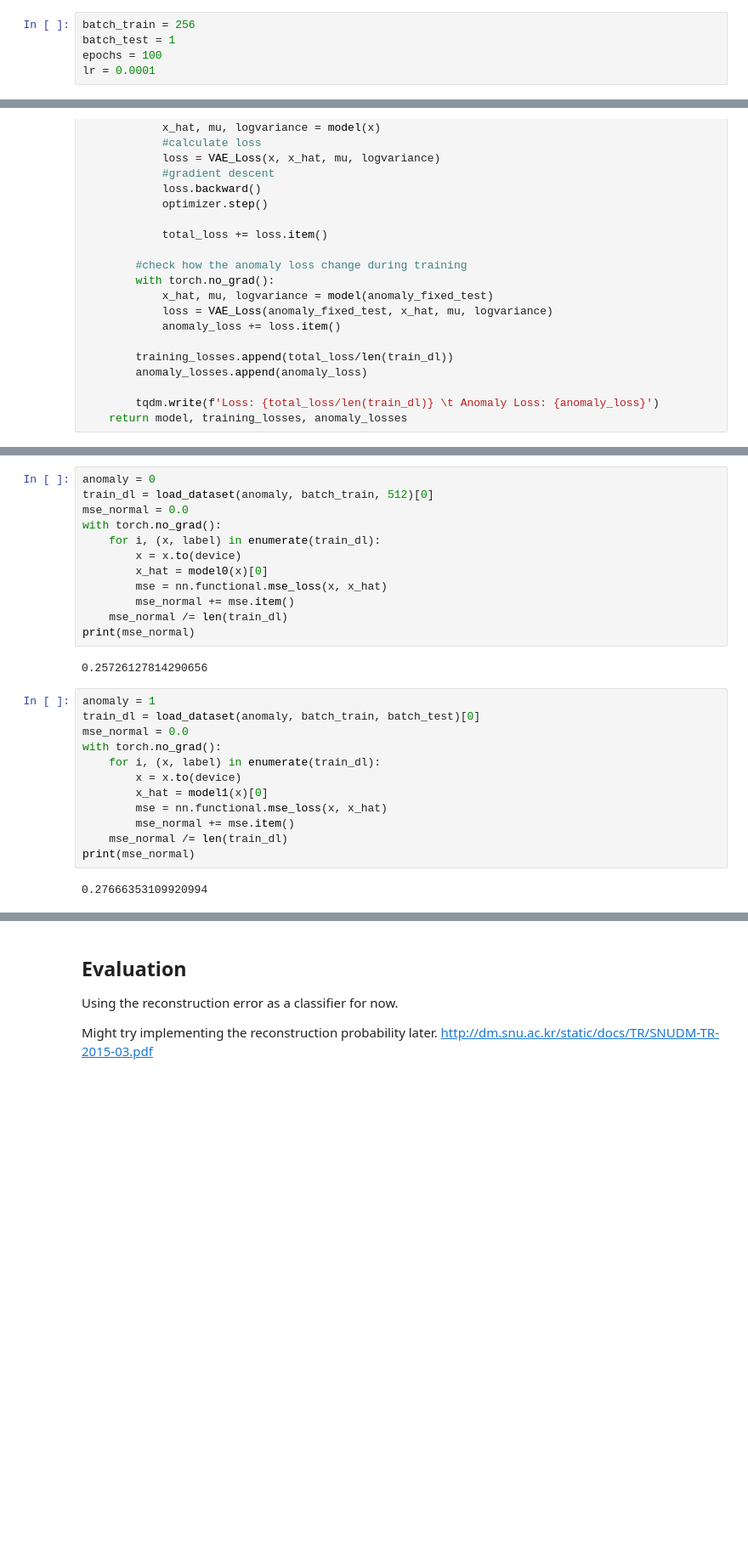
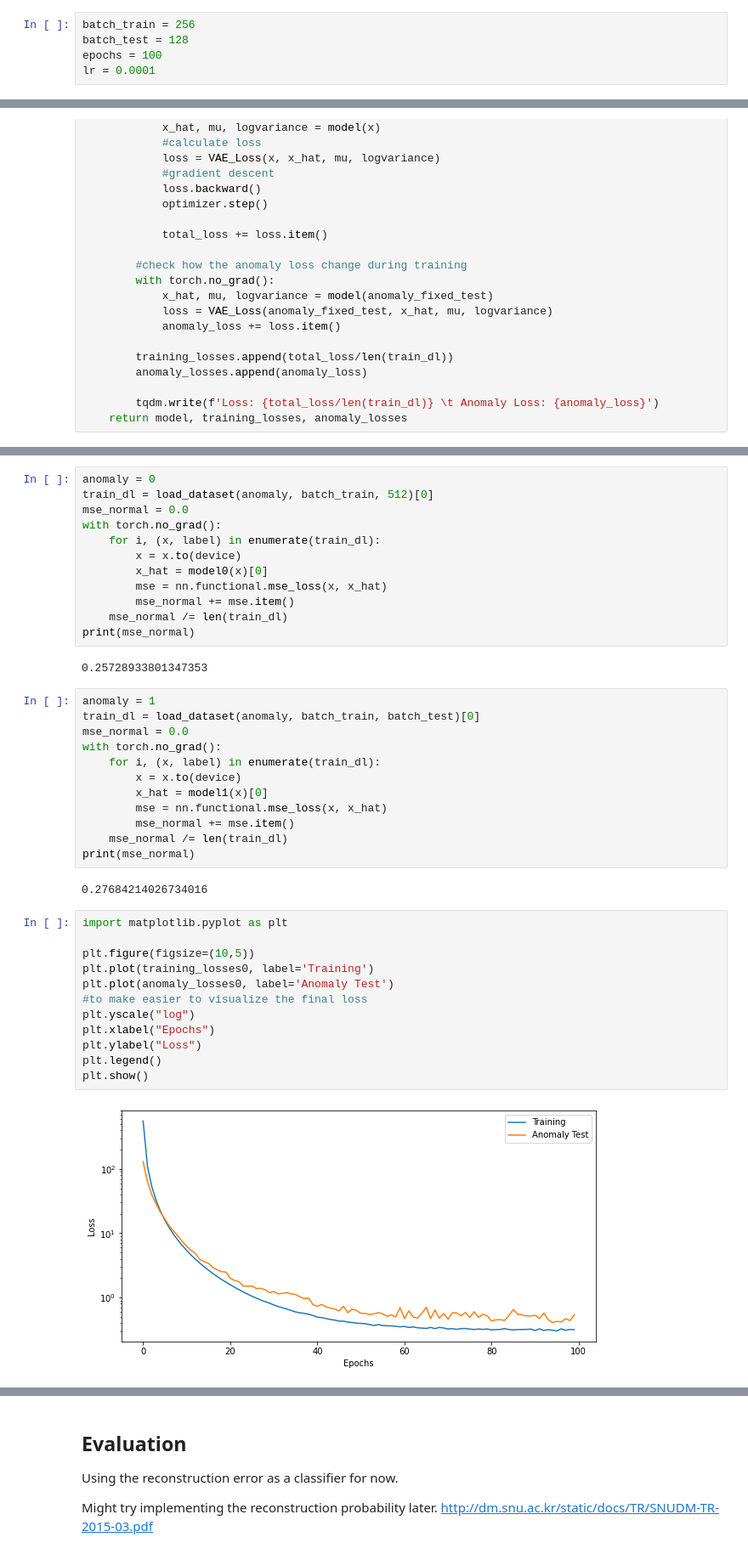
Before and after one commit to yurirocha15/pytorch_models, a Jupyter notebook: vae_anomaly_detection.ipynb, the cells around one changed output, grey strips where cells are left out. Shown at 85% size. Drawn from its saved outputs; the diff is of its cells as text; blank space fills up the shorter version.

Commit message:
added the loss plot

```diff
--- a/vae_anomaly_detection.ipynb
+++ b/vae_anomaly_detection.ipynb
@@ -16,7 +16,7 @@ device = torch.device("cuda" if torch.cuda.is_available() else "cpu")
 ## Hyper Parameters
 # %%
 batch_train = 256
-batch_test = 1
+batch_test = 128
 epochs = 100
 lr = 0.0001
 # %% [markdown]
@@ -270,7 +270,7 @@ with torch.no_grad():
     mse_normal /= len(train_dl)
 print(mse_normal)
 # %% [output]
-0.25726127814290656
+0.25728933801347353
 # %%
 anomaly = 1
 train_dl = load_dataset(anomaly, batch_train, batch_test)[0]
@@ -284,4 +284,18 @@ with torch.no_grad():
     mse_normal /= len(train_dl)
 print(mse_normal)
 # %% [output]
-0.27666353109920994
+0.27684214026734016
+# %%
+import matplotlib.pyplot as plt
+
+plt.figure(figsize=(10,5))
+plt.plot(training_losses0, label='Training')
+plt.plot(anomaly_losses0, label='Anomaly Test')
+#to make easier to visualize the final loss
+plt.yscale("log")
+plt.xlabel("Epochs")
+plt.ylabel("Loss")
+plt.legend()
+plt.show()
+# %% [output]
+[figure, added]
```
Also changed, not shown: parts of 6 cells of this notebook.
